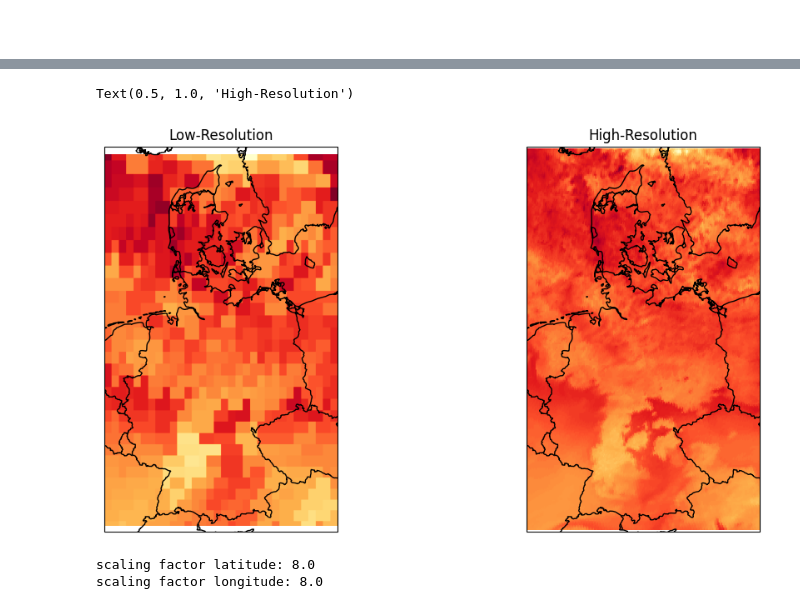
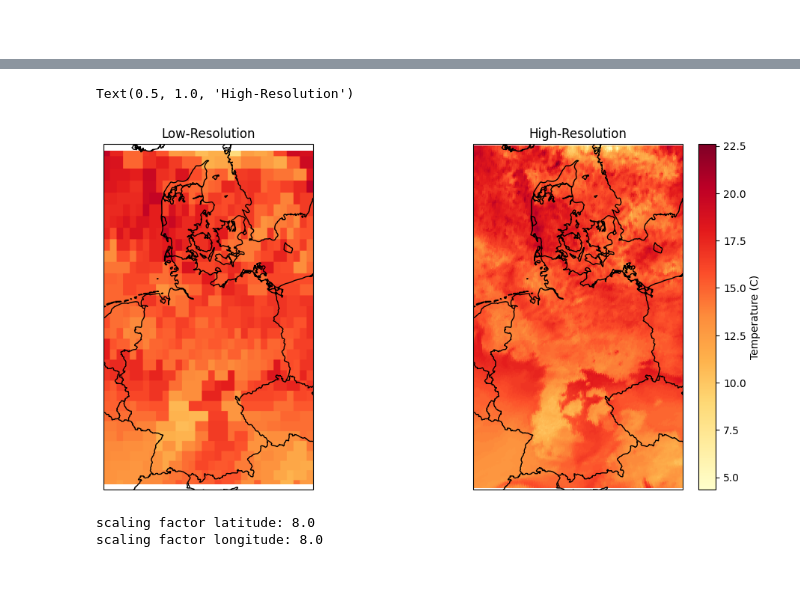
Before and after one commit to tetaud-sebastien/DestinE_eXchange_SR, a Jupyter notebook: SR_cacheB.ipynb, the cells around one changed output, grey strips where cells are left out. Drawn from its saved outputs; the diff is of its cells as text; code cells hidden in the pictures; blank space fills up the shorter version.

Commit message:
correct colorbar for training log

```diff
--- a/SR_cacheB.ipynb
+++ b/SR_cacheB.ipynb
@@ -215,26 +203,36 @@ hr = hr.sel(time="2020-08")
 hr = hr.load()
 lr = lr.load()
 # %%
+v_min = min(lr[0].values.min(), hr[0].min() )
+v_max = max(lr[0].values.max(), hr[0].max() )
+
 fig, ax = plt.subplots(1, 2, figsize=(12, 6), subplot_kw={'projection': ccrs.Mercator()})
 # Define the area of interest
 lon_min, lon_max = 5, 16.25
 lat_min, lat_max = 47, 58.22
 # Plot high-resolution data
 ax[0].coastlines()
 ax[0].add_feature(cf.BORDERS)
 ax[0].set_extent([lon_min, lon_max, lat_min, lat_max], crs=ccrs.PlateCarree())
-ax[0].imshow(lr[0].values, origin='upper', extent=[lon_min, lon_max, lat_min, lat_max], transform=ccrs.PlateCarree(), cmap="YlOrRd")
+ax[0].imshow(lr[0].values, origin='upper', extent=[lon_min, lon_max, lat_min, lat_max],
+             transform=ccrs.PlateCarree(), cmap="YlOrRd",
+             vmin=v_min, vmax = v_max)
 ax[0].set_title("Low-Resolution")
 
 # Plot low-resolution data
 ax[1].coastlines()
 ax[1].add_feature(cf.BORDERS)
 ax[1].set_extent([lon_min, lon_max, lat_min, lat_max], crs=ccrs.PlateCarree())
-ax[1].imshow(hr[0].values, origin='upper', extent=[lon_min, lon_max, lat_min, lat_max], transform=ccrs.PlateCarree(), cmap="YlOrRd")
+hr_fig = ax[1].imshow(hr[0].values,origin='upper', extent=[lon_min, lon_max, lat_min, lat_max],
+             transform=ccrs.PlateCarree(), cmap="YlOrRd",
+             vmin=v_min, vmax = v_max)
+
+cbar_hr = fig.colorbar(hr_fig, ax=ax[1])
+cbar_hr.set_label(f"Temperature ({hr.units})")  # Add units to the colorbar
 ax[1].set_title("High-Resolution")
 # %% [output]
 Text(0.5, 1.0, 'High-Resolution')
-[figure, old version]
+[figure, new version]
 # %%
 scale_factor_latitude = hr[0].shape[0] /lr[0].shape[0]
 scale_factor_longitude = hr[0].shape[1] /lr[0].shape[1]
```
Also changed, not shown: parts of 9 cells of this notebook.
